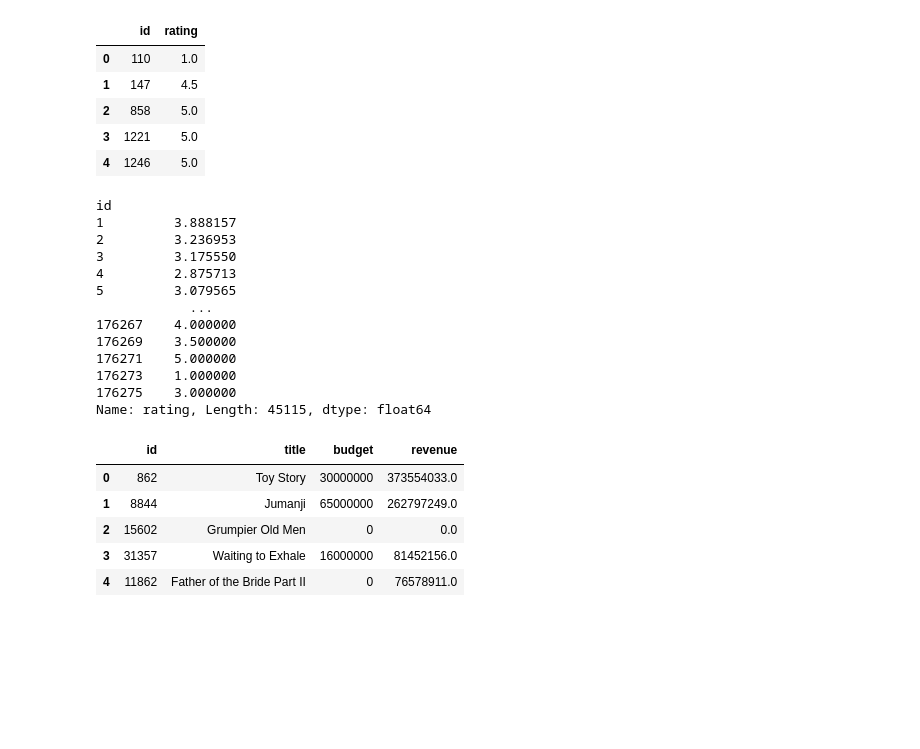
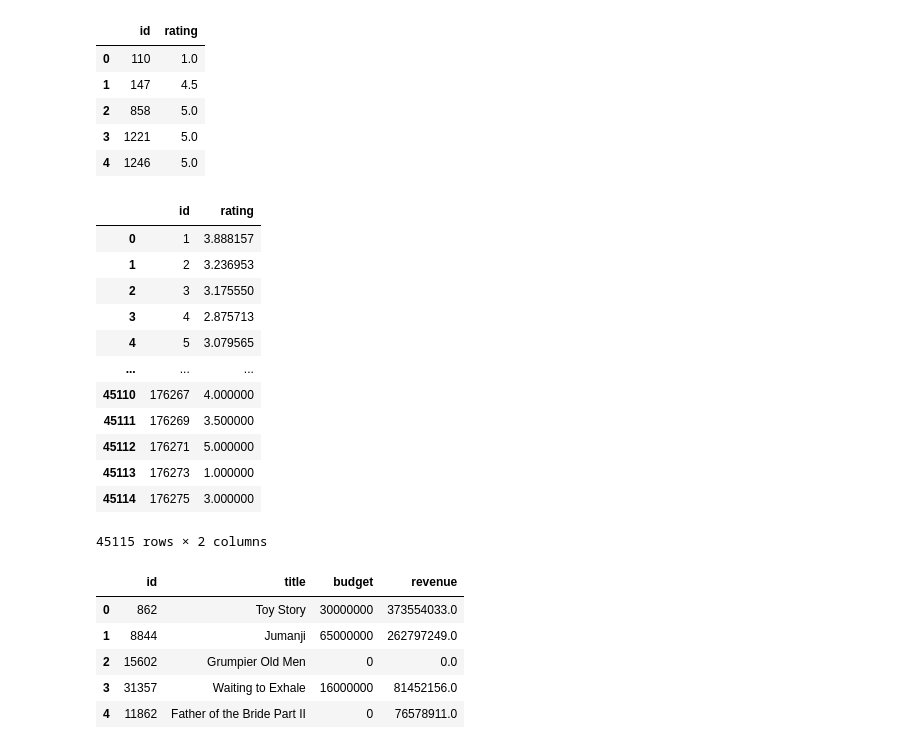
Before and after one commit to dany-roman/project_2, a Jupyter notebook: UD_rating.ipynb, the cells around one changed output. Drawn from its saved outputs; the diff is of its cells as text; code cells hidden in the pictures; blank space fills up the shorter version.

Commit message:
rating by movie id in progress

```diff
--- a/UD_rating.ipynb
+++ b/UD_rating.ipynb
@@ -41,22 +41,22 @@ See the caveats in the documentation: https://pandas.pydata.org/pandas-docs/stab
 | 4 | 1246 | 5.0 |
 # %%
 # Average rating by movie id
-rating_df = rating_df.groupby('id')['rating'].mean()
+rating_df = rating_df.groupby('id')['rating'].mean().reset_index()
 rating_df
 # %% [output]
+|  | id | rating |
+| 0 | 1 | 3.888157 |
+| 1 | 2 | 3.236953 |
+| 2 | 3 | 3.175550 |
+| 3 | 4 | 2.875713 |
+| 4 | 5 | 3.079565 |
+| ... | ... | ... |
+| 45110 | 176267 | 4.000000 |
+| 45111 | 176269 | 3.500000 |
+| 45112 | 176271 | 5.000000 |
+| 45113 | 176273 | 1.000000 |
+| 45114 | 176275 | 3.000000 |
-id
-1         3.888157
-2         3.236953
-3         3.175550
-4         2.875713
-5         3.079565
-            ...
-176267    4.000000
-176269    3.500000
-176271    5.000000
-176273    1.000000
-176275    3.000000
-Name: rating, Length: 45115, dtype: float64
+45115 rows × 2 columns
 # %%
 # movies dataset
 movies = pd.read_csv('..\Movies_datasets\movies_metadata.csv')
```
Also changed, not shown: parts of 2 cells of this notebook.
